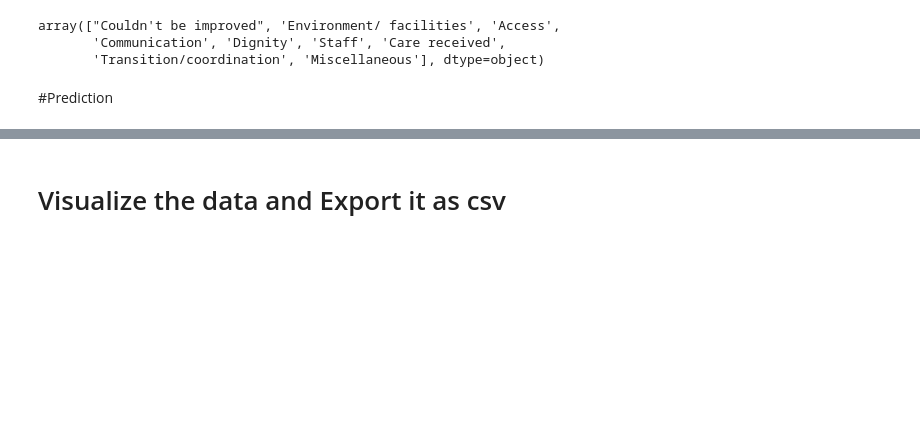
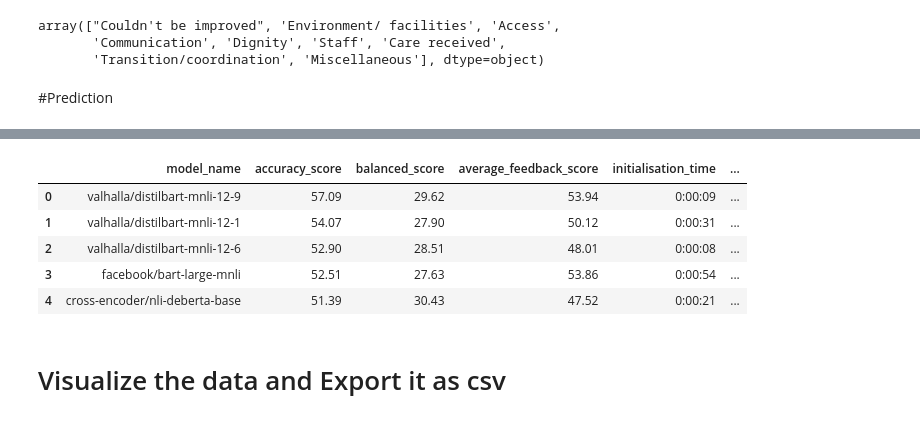
Before and after one commit to CDU-data-science-team/zero-shot, a Jupyter notebook: Patient_Feedback_with_Hugging_Transformer.ipynb, the cells around one changed output, grey strips where cells are left out. Saved outputs shown, nothing was run; the diff lists cells and outputs as text; code cells hidden in the pictures; blank space fills up the shorter version.

```diff
--- a/Patient_Feedback_with_Hugging_Transformer.ipynb
+++ b/Patient_Feedback_with_Hugging_Transformer.ipynb
@@ -128,15 +217,32 @@ for model in models:
 # %%
-#update model performance table for model comparism
-Model_performance_df = pd.DataFrame()
+# create the model performance table and populate it for model comparism
+Model_performance_df = pd.DataFrame.from_dict(class_dict)
+Model_performance_df['accuracy_score'] = model_score
+Model_performance_df['balanced_score'] = model_balanced_score
+Model_performance_df['average_feedback_score'] = model_average_feedback_score
+Model_performance_df['initialisation_time'] = model_initialising_time
+Model_performance_df['prediction_time'] = model_prediction_time
+Model_performance_df['total_time'] = model_total_time
 
-Model_performance_df['model_name'] = model_name
-Model_performance_df['%_Accuracy_score'] = model_score
-Model_performance_df['initialising_time'] = model_initialising_time
-Model_performance_df['prediction_time'] = model_prediction_time
-Model_performance_df['%average_feedback_score'] = model_average_feedback_score
+# rearrange the column names to ensure model name come first
+performance_df = Model_performance_df[['model_name', 'accuracy_score', 'balanced_score', 'average_feedback_score',
+       'initialisation_time', 'prediction_time', 'total_time',
+       'Couldn\'t be improved', 'Environment/ facilities', 'Access',
+       'Communication', 'Dignity', 'Staff', 'Care received',
+       'Transition/coordination', 'Miscellaneous']]
 
-# Sort the table by vlaues in model_score in ascending order
-Model_performance_df.sort_values('model_score', inplace=True, ascending=False)
+# Sort the table by values in model_score in ascending order and reset the index
+performance_df.sort_values('accuracy_score', inplace=True, ascending=False)
+performance_df = performance_df.reset_index(drop=True)
+
+performance_df
+# %% [output]
+|  | model_name | accuracy_score | balanced_score | average_feedback_score | initialisation_time | ... |
+| 0 | valhalla/distilbart-mnli-12-9 | 57.09 | 29.62 | 53.94 | 0:00:09 | ... |
+| 1 | valhalla/distilbart-mnli-12-1 | 54.07 | 27.90 | 50.12 | 0:00:31 | ... |
+| 2 | valhalla/distilbart-mnli-12-6 | 52.90 | 28.51 | 48.01 | 0:00:08 | ... |
+| 3 | facebook/bart-large-mnli | 52.51 | 27.63 | 53.86 | 0:00:54 | ... |
+| 4 | cross-encoder/nli-deberta-base | 51.39 | 30.43 | 47.52 | 0:00:21 | ... |
 # %% [markdown]
 # Visualize the data and Export it as csv
 # %%
```
Also changed, not shown: parts of 11 cells of this notebook.
